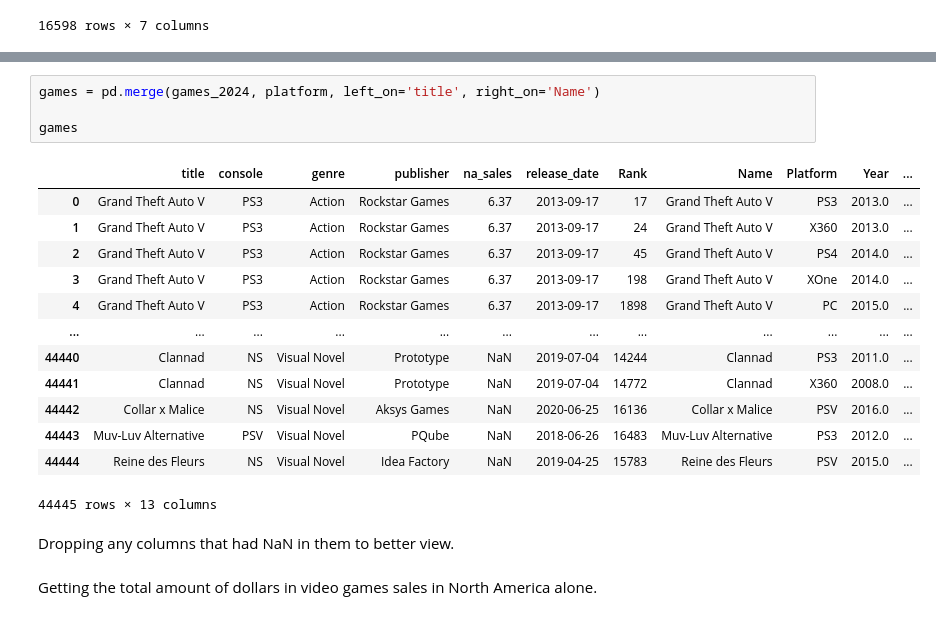
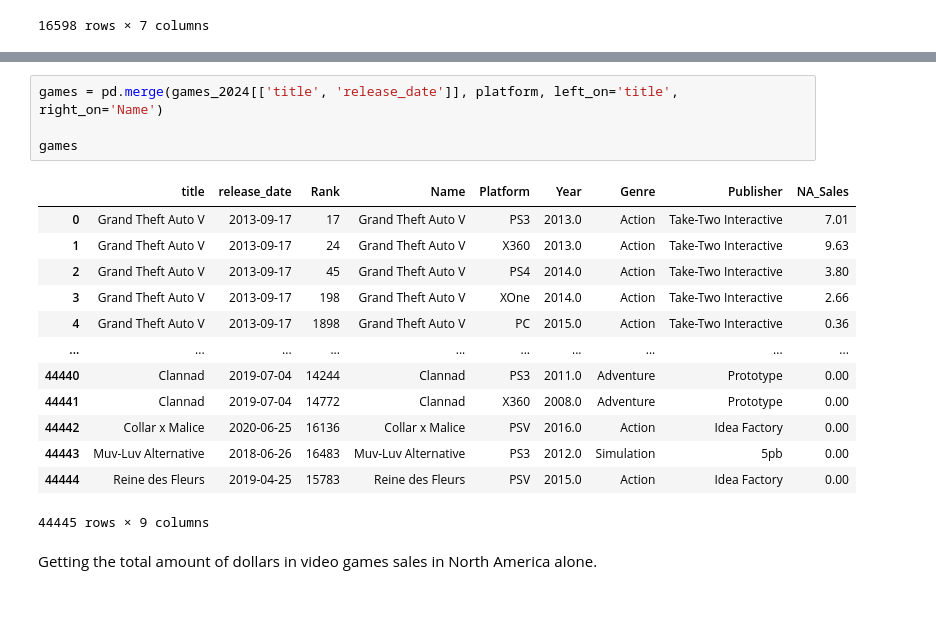
Before and after one commit to Jake-guerrero/Video-Game-Sells, a Jupyter notebook: Video Games.ipynb, the cells around one changed output, grey strips where cells are left out. Drawn from its saved outputs; the diff is of its cells as text.

```diff
--- a/Video Games.ipynb
+++ b/Video Games.ipynb
@@ -129,23 +145,21 @@ platform
 # %%
-games = pd.merge(games_2024, platform, left_on='title', right_on='Name')
+games = pd.merge(games_2024[['title', 'release_date']], platform, left_on='title', right_on='Name')
 
 games
 # %% [output]
-|  | title | console | genre | publisher | na_sales | release_date | Rank | Name | Platform | Year | ... |
-| 0 | Grand Theft Auto V | PS3 | Action | Rockstar Games | 6.37 | 2013-09-17 | 17 | Grand Theft Auto V | PS3 | 2013.0 | ... |
-| 1 | Grand Theft Auto V | PS3 | Action | Rockstar Games | 6.37 | 2013-09-17 | 24 | Grand Theft Auto V | X360 | 2013.0 | ... |
-| 2 | Grand Theft Auto V | PS3 | Action | Rockstar Games | 6.37 | 2013-09-17 | 45 | Grand Theft Auto V | PS4 | 2014.0 | ... |
-| 3 | Grand Theft Auto V | PS3 | Action | Rockstar Games | 6.37 | 2013-09-17 | 198 | Grand Theft Auto V | XOne | 2014.0 | ... |
-| 4 | Grand Theft Auto V | PS3 | Action | Rockstar Games | 6.37 | 2013-09-17 | 1898 | Grand Theft Auto V | PC | 2015.0 | ... |
-| ... | ... | ... | ... | ... | ... | ... | ... | ... | ... | ... | ... |
-| 44440 | Clannad | NS | Visual Novel | Prototype | NaN | 2019-07-04 | 14244 | Clannad | PS3 | 2011.0 | ... |
-| 44441 | Clannad | NS | Visual Novel | Prototype | NaN | 2019-07-04 | 14772 | Clannad | X360 | 2008.0 | ... |
-| 44442 | Collar x Malice | NS | Visual Novel | Aksys Games | NaN | 2020-06-25 | 16136 | Collar x Malice | PSV | 2016.0 | ... |
-| 44443 | Muv-Luv Alternative | PSV | Visual Novel | PQube | NaN | 2018-06-26 | 16483 | Muv-Luv Alternative | PS3 | 2012.0 | ... |
-| 44444 | Reine des Fleurs | NS | Visual Novel | Idea Factory | NaN | 2019-04-25 | 15783 | Reine des Fleurs | PSV | 2015.0 | ... |
+|  | title | release_date | Rank | Name | Platform | Year | Genre | Publisher | NA_Sales |
+| 0 | Grand Theft Auto V | 2013-09-17 | 17 | Grand Theft Auto V | PS3 | 2013.0 | Action | Take-Two Interactive | 7.01 |
+| 1 | Grand Theft Auto V | 2013-09-17 | 24 | Grand Theft Auto V | X360 | 2013.0 | Action | Take-Two Interactive | 9.63 |
+| 2 | Grand Theft Auto V | 2013-09-17 | 45 | Grand Theft Auto V | PS4 | 2014.0 | Action | Take-Two Interactive | 3.80 |
+| 3 | Grand Theft Auto V | 2013-09-17 | 198 | Grand Theft Auto V | XOne | 2014.0 | Action | Take-Two Interactive | 2.66 |
+| 4 | Grand Theft Auto V | 2013-09-17 | 1898 | Grand Theft Auto V | PC | 2015.0 | Action | Take-Two Interactive | 0.36 |
+| ... | ... | ... | ... | ... | ... | ... | ... | ... | ... |
+| 44440 | Clannad | 2019-07-04 | 14244 | Clannad | PS3 | 2011.0 | Adventure | Prototype | 0.00 |
+| 44441 | Clannad | 2019-07-04 | 14772 | Clannad | X360 | 2008.0 | Adventure | Prototype | 0.00 |
+| 44442 | Collar x Malice | 2020-06-25 | 16136 | Collar x Malice | PSV | 2016.0 | Action | Idea Factory | 0.00 |
+| 44443 | Muv-Luv Alternative | 2018-06-26 | 16483 | Muv-Luv Alternative | PS3 | 2012.0 | Simulation | 5pb | 0.00 |
+| 44444 | Reine des Fleurs | 2019-04-25 | 15783 | Reine des Fleurs | PSV | 2015.0 | Action | Idea Factory | 0.00 |
-44445 rows × 13 columns
+44445 rows × 9 columns
-# %% [markdown]
-Dropping any columns that had NaN in them to better view.
 # %% [markdown]
 Getting the total amount of dollars in video games sales in North America alone.
 # %%
```
Also changed, not shown: parts of 16 cells of this notebook, 1 other file.
